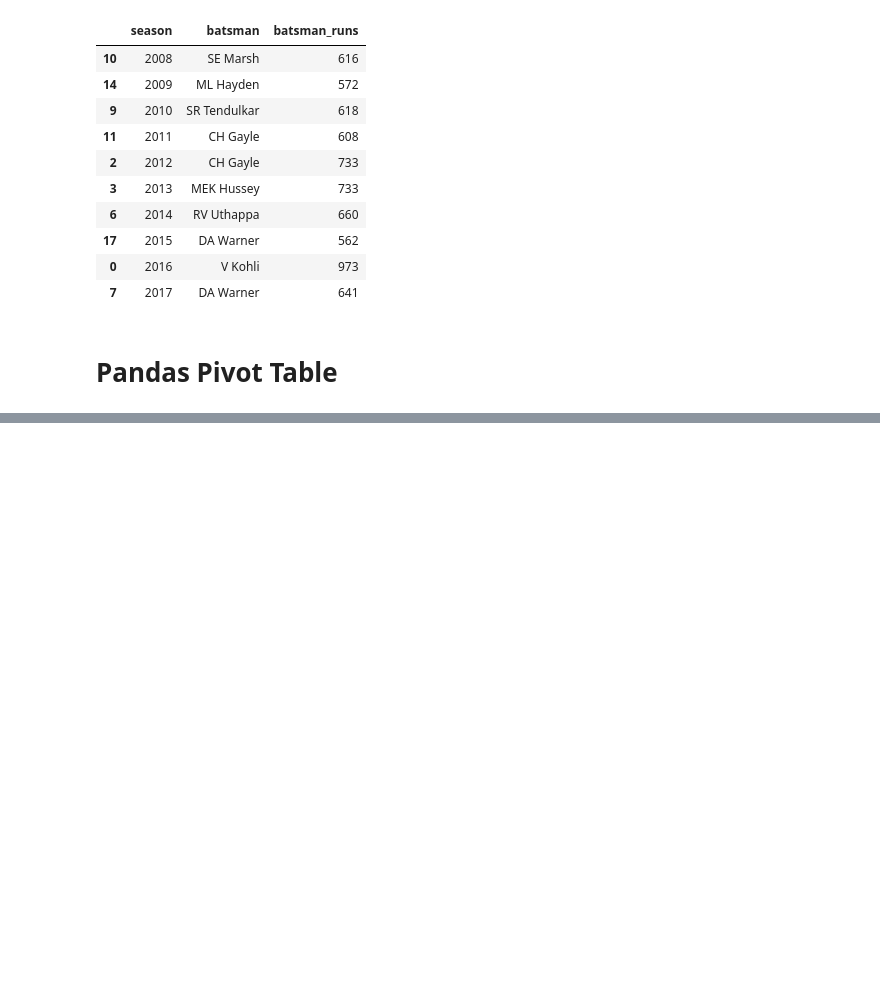
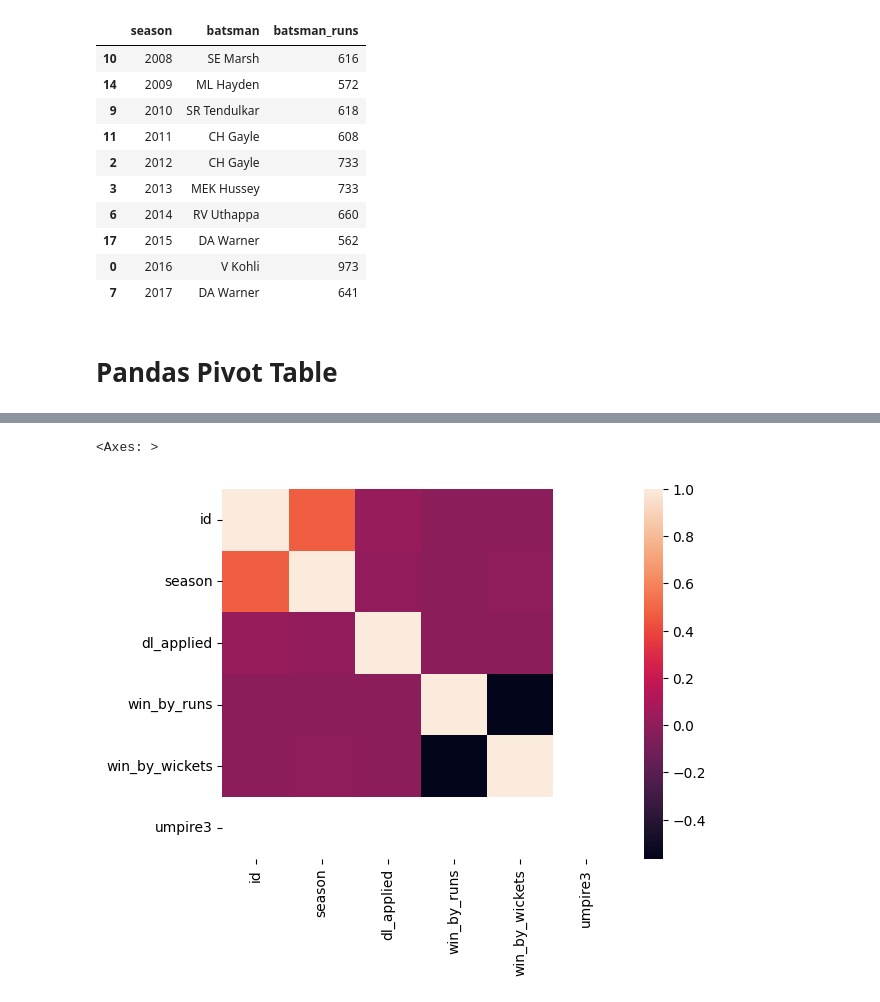
Before and after one commit to ebuillent13yadav/Pandas_Notes, a Jupyter notebook: Pandas_Turtorial.ipynb, the cells around one changed output, grey strips where cells are left out. Cells and saved outputs as stored; diff of their text form; code cells hidden in the pictures; blank space fills up the shorter version.

```diff
--- a/Pandas_Turtorial.ipynb
+++ b/Pandas_Turtorial.ipynb
@@ -550,0 +602,6 @@ batsman.drop_duplicates(subset='season',keep='first').sort_values('season')
+# %%
+# Heat Map
+sns.heatmap(data.corr(numeric_only=True))
+# %% [output]
+<Axes: >
+[figure, added]
```
Also changed, not shown: parts of 22 cells of this notebook.
